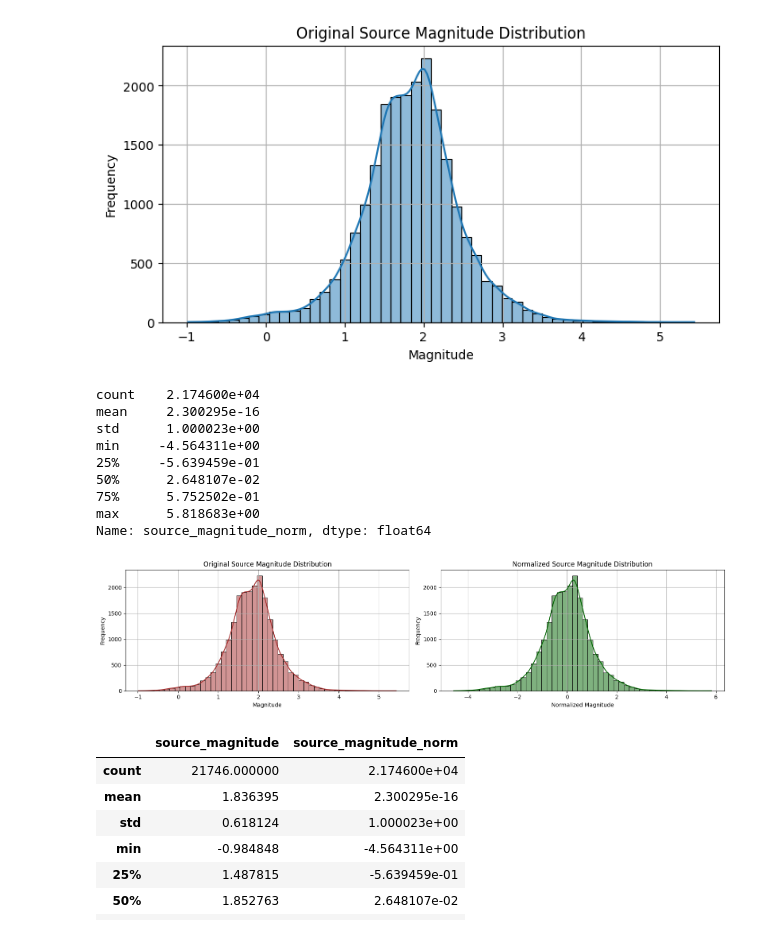
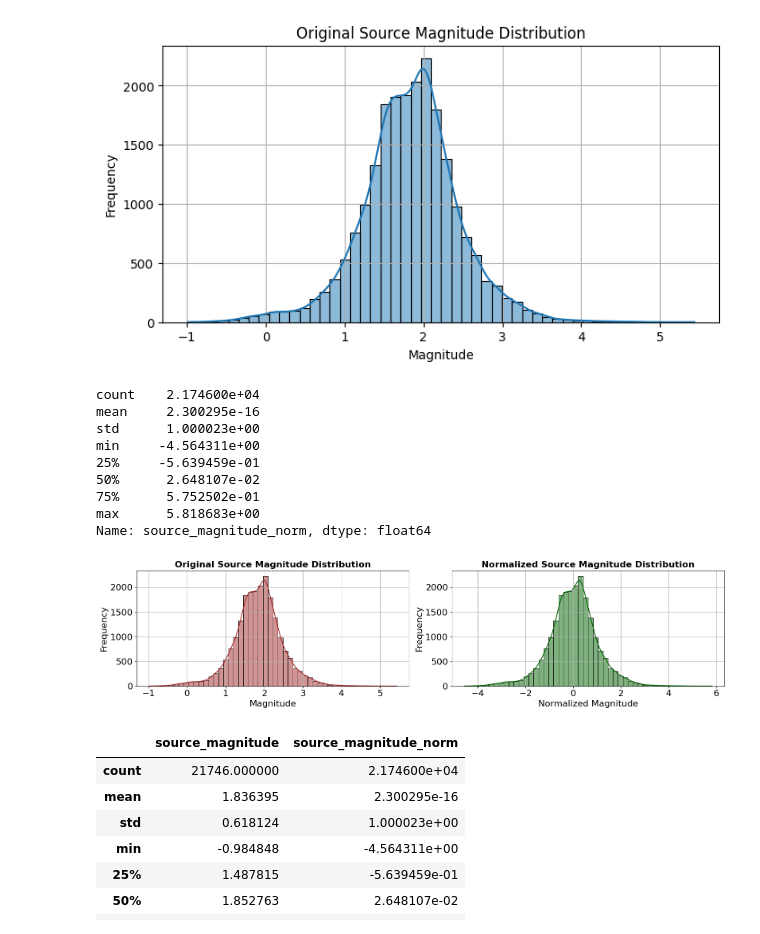
Before and after one commit to ecastillot/DeepML, a Jupyter notebook: output/scaler/magnitude_eda.ipynb, the cells around one changed output. Saved outputs shown, nothing was run; the diff lists cells and outputs as text; code cells hidden in the pictures.

```diff
--- a/output/scaler/magnitude_eda.ipynb
+++ b/output/scaler/magnitude_eda.ipynb
@@ -43,40 +43,43 @@ import joblib
 scaler = StandardScaler()
 events["source_magnitude_norm"] = scaler.fit_transform(events[["source_magnitude"]])
 # Step 2: Save the fitted scaler for future use
 joblib.dump(scaler, "magnitude_scaler.pkl")
 
 
 import matplotlib.pyplot as plt
 import seaborn as sns
 
 # Basic stats
 print(events["source_magnitude_norm"].describe())
 
 # Histogram
 fig,axes = plt.subplots(1,2, figsize=(16, 4))
 sns.histplot(events["source_magnitude"], bins=50, color="brown", kde=True,ax=axes[0])
 sns.histplot(events["source_magnitude_norm"], bins=50, color="darkgreen", kde=True,ax=axes[1])
-axes[0].set_title("Original Source Magnitude Distribution")
-axes[1].set_title("Normalized Source Magnitude Distribution")
-axes[0].set_xlabel("Magnitude")
-axes[1].set_xlabel("Normalized Magnitude")
-axes[0].set_ylabel("Frequency")
-axes[1].set_ylabel("Frequency")
+axes[0].set_title("Original Source Magnitude Distribution",fontsize=16,fontweight="bold")
+axes[1].set_title("Normalized Source Magnitude Distribution",fontsize=16,fontweight="bold")
+axes[0].set_xlabel("Magnitude",fontsize=16)
+axes[1].set_xlabel("Normalized Magnitude",fontsize=16)
+axes[0].set_ylabel("Frequency",fontsize=16)
+axes[1].set_ylabel("Frequency",fontsize=16)
+axes[0].tick_params(axis='both', labelsize=16)
+axes[1].tick_params(axis='both', labelsize=16)
 axes[0].grid(True)
 axes[1].grid(True)
 plt.tight_layout()
+plt.savefig("magnitude_scaler.png",dpi=300)
 plt.show()
 # %% [output]
 count    2.174600e+04
 mean     2.300295e-16
 std      1.000023e+00
 min     -4.564311e+00
 25%     -5.639459e-01
 50%      2.648107e-02
 75%      5.752502e-01
 max      5.818683e+00
 Name: source_magnitude_norm, dtype: float64
-[figure, old version]
+[figure, new version]
 # %%
 def normalize_magnitude(mag_array, scaler_path="magnitude_scaler.pkl"):
     scaler = joblib.load(scaler_path)
```
Also changed, not shown: 4 other files.
